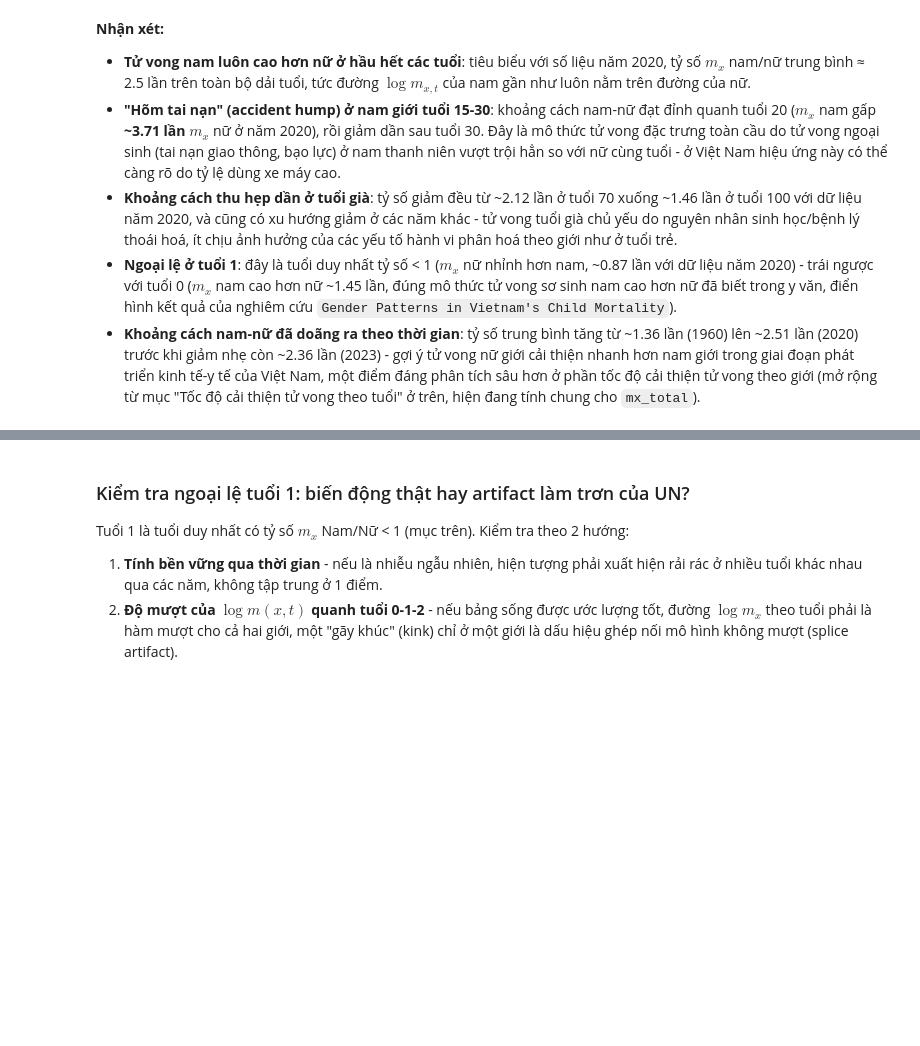
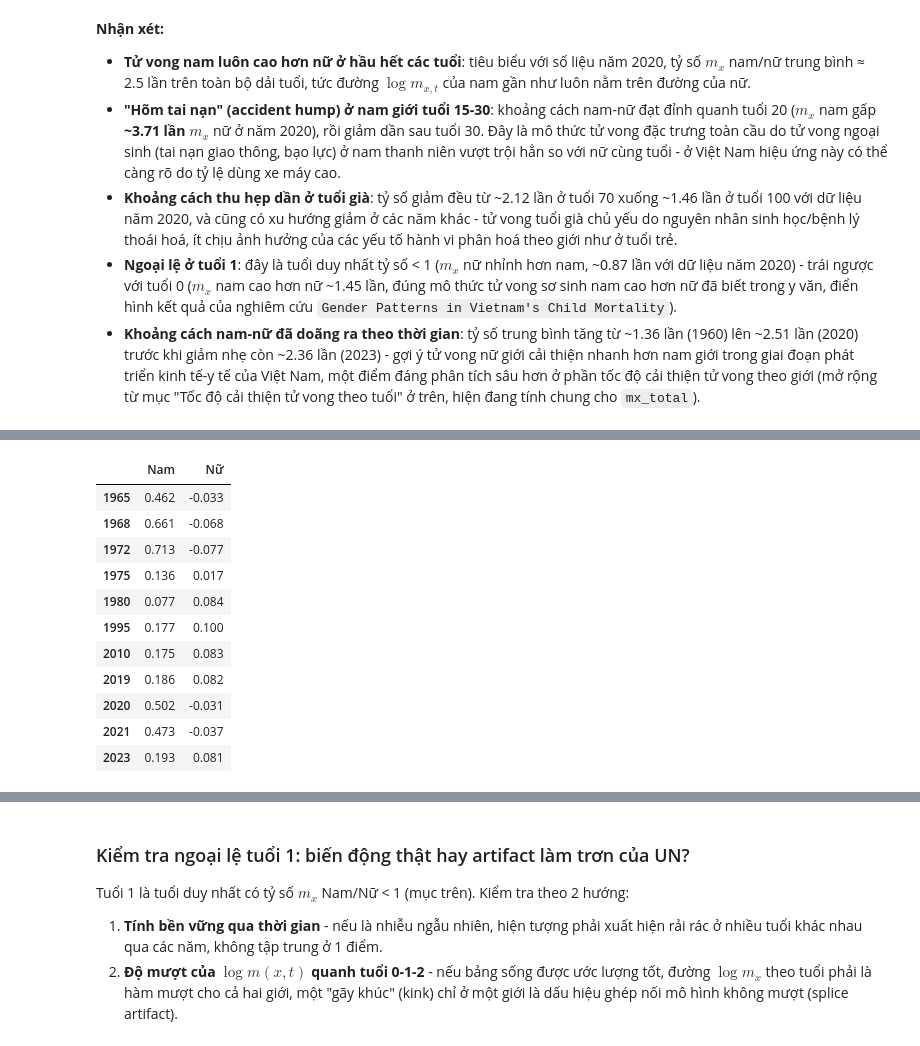
Before and after one commit to huunt2610/mortality_model, a Jupyter notebook: notebooks/02_eda_vietnam_mortality.ipynb, the cells around one changed output, grey strips where cells are left out. Cells and saved outputs as stored; diff of their text form; code cells hidden in the pictures; blank space fills up the shorter version.

```diff
--- a/notebooks/02_eda_vietnam_mortality.ipynb
+++ b/notebooks/02_eda_vietnam_mortality.ipynb
@@ -278,0 +442,19 @@ plot_mx_ratio_by_age(mx_male, mx_female, years=milestone_years)
+# %%
+milestone = [1965, 1968, 1972, 1975, 1980, 1995, 2010, 2019, 2020, 2021, 2023]
+pd.DataFrame({
+    "Nam": hump_excess_male.loc[milestone].round(3),
+    "Nữ": hump_excess_female.loc[milestone].round(3),
+})
+# %% [output]
+|  | Nam | Nữ |
+| 1965 | 0.462 | -0.033 |
+| 1968 | 0.661 | -0.068 |
+| 1972 | 0.713 | -0.077 |
+| 1975 | 0.136 | 0.017 |
+| 1980 | 0.077 | 0.084 |
+| 1995 | 0.177 | 0.100 |
+| 2010 | 0.175 | 0.083 |
+| 2019 | 0.186 | 0.082 |
+| 2020 | 0.502 | -0.031 |
+| 2021 | 0.473 | -0.037 |
+| 2023 | 0.193 | 0.081 |
```
Also changed, not shown: parts of 22 cells of this notebook, 41 other files.
